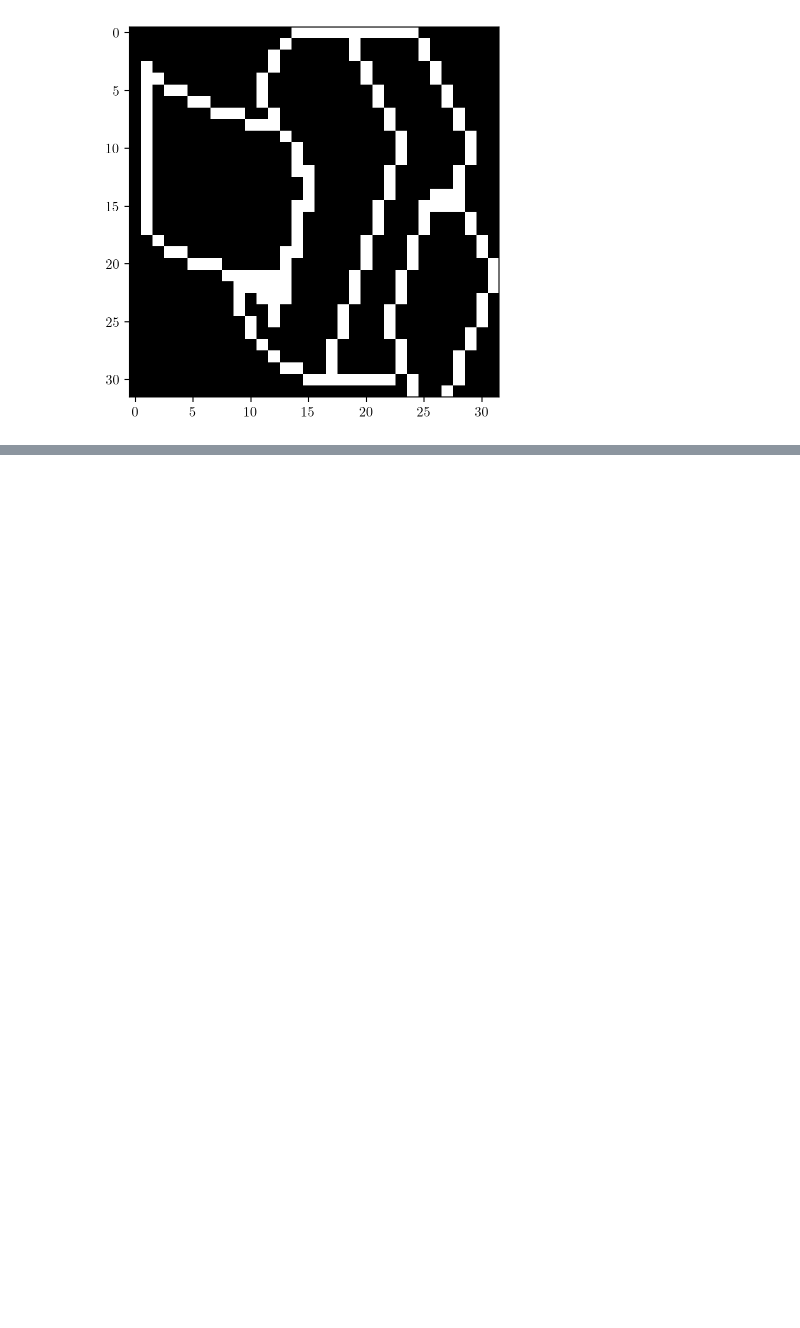
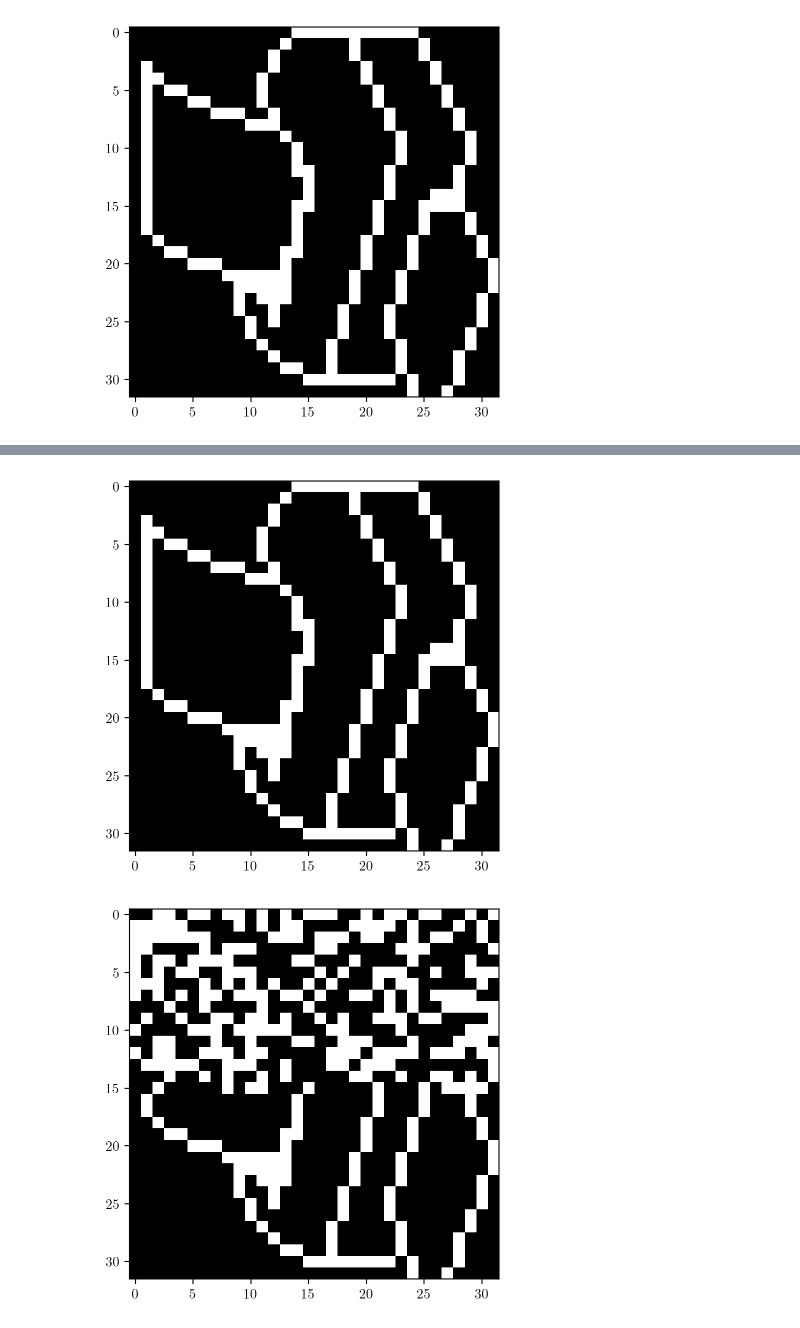
Before and after one commit to Matamattia/ANNs, a Jupyter notebook: Lab3.ipynb, the cells around one changed output, grey strips where cells are left out. Saved outputs shown, nothing was run; the diff lists cells and outputs as text; code cells hidden in the pictures; blank space fills up the shorter version.

```diff
--- a/Lab3.ipynb
+++ b/Lab3.ipynb
@@ -39,10 +40,10 @@ print(W)
 # %%
 def recall (x,W):        # function that recalls a pattern given a new vector
     yold=np.random.rand(x.size)
-    ynew=x
+    ynew=x.copy()
     count=0
-    while(not np.array_equal(ynew,yold) or count <1000):  #iterazione fino a convergenza o fino a 1000 se non dovesse convergere
-        yold=ynew
+    while(not np.array_equal(ynew,yold) and count <1000):  #iterazione fino a convergenza o fino a 1000 se non dovesse convergere
+        yold=ynew.copy()
         ynew=np.sign(W @ yold.T)
         count+=1
 
@@ -132,0 +134,7 @@ showpicture(recall(p3,W))
+# %%
+showpicture(p1)
+showpicture(p10)
+showpicture(recall(p10,W)) #pattern recovered
+# %% [output]
+[figure, added]
+[figure, added]
```
Also changed, not shown: parts of 5 cells of this notebook.
